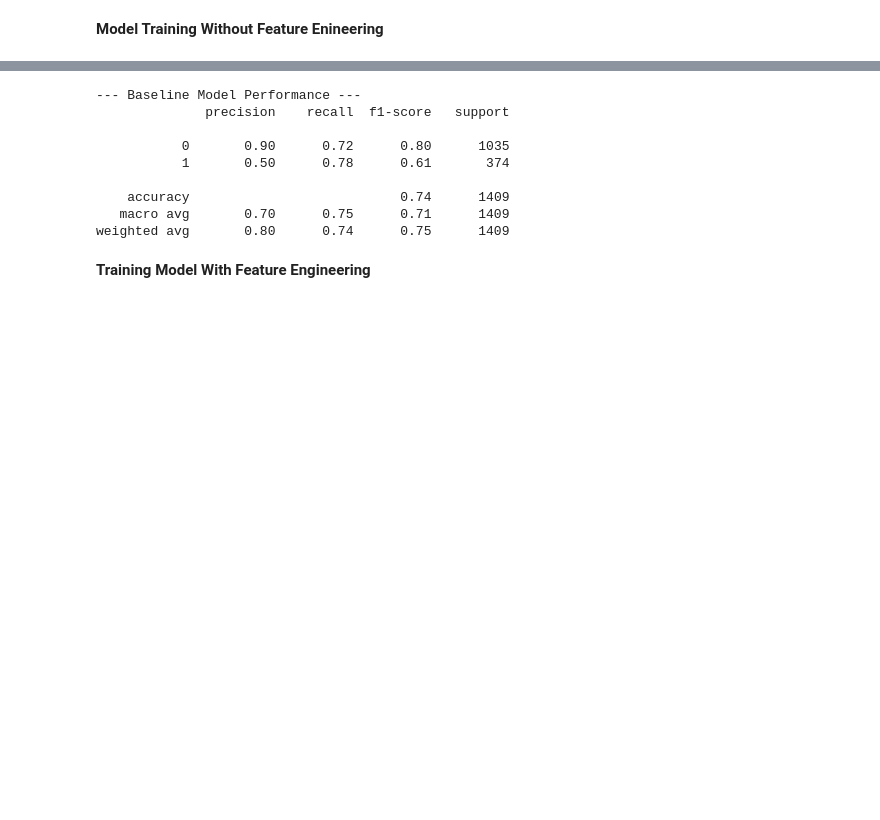
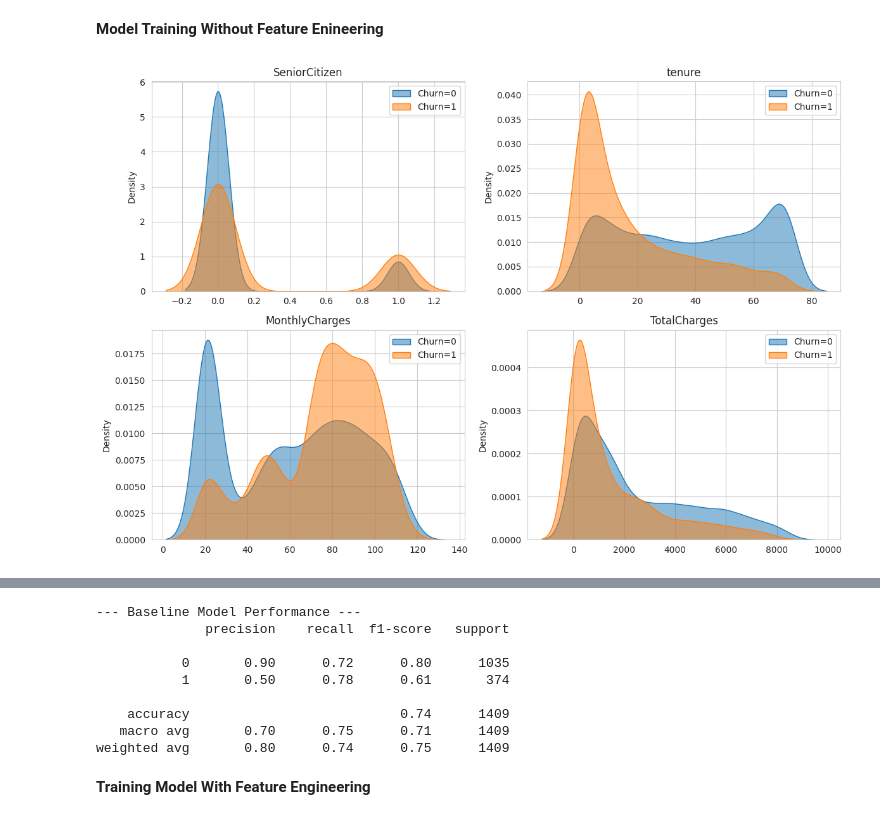
Before and after one commit to Satya-789/ML_Customer_Churn_Prediction_Feature_Engineering, a Jupyter notebook: Customerr_Churn_Prediction_Feature_Engineering_.ipynb, the cells around one changed output, grey strips where cells are left out. Cells and saved outputs as stored; diff of their text form; code cells hidden in the pictures; blank space fills up the shorter version.

```diff
--- a/Customerr_Churn_Prediction_Feature_Engineering_.ipynb
+++ b/Customerr_Churn_Prediction_Feature_Engineering_.ipynb
@@ -276,3 +253,20 @@ y_base = df['Churn']
 # Identifying categorical and numerical features
 numerical_features_base = X_base.select_dtypes(include=np.number).columns.tolist()
 categorical_features_base = X_base.select_dtypes(include=['object']).columns.tolist()
+# %%
+n_rows, n_cols = 2, 2  # fixed 2x2 grid
+
+plt.figure(figsize=(12, 8))  # width × height in inches
+
+for i, col in enumerate(numerical_features_base[:4], 1):  # just take first 4 numeric columns
+    plt.subplot(n_rows, n_cols, i)
+    sns.kdeplot(df[df['Churn'] == 0][col], fill=True, label='Churn=0', alpha=0.5)
+    sns.kdeplot(df[df['Churn'] == 1][col], fill=True, label='Churn=1', alpha=0.5)
+    plt.title(f'{col}', fontsize=12)
+    plt.xlabel('')
+    plt.legend()
+
+plt.tight_layout()
+plt.show()
+# %% [output]
+[figure, added]
```
Also changed, not shown: parts of 69 cells of this notebook.
